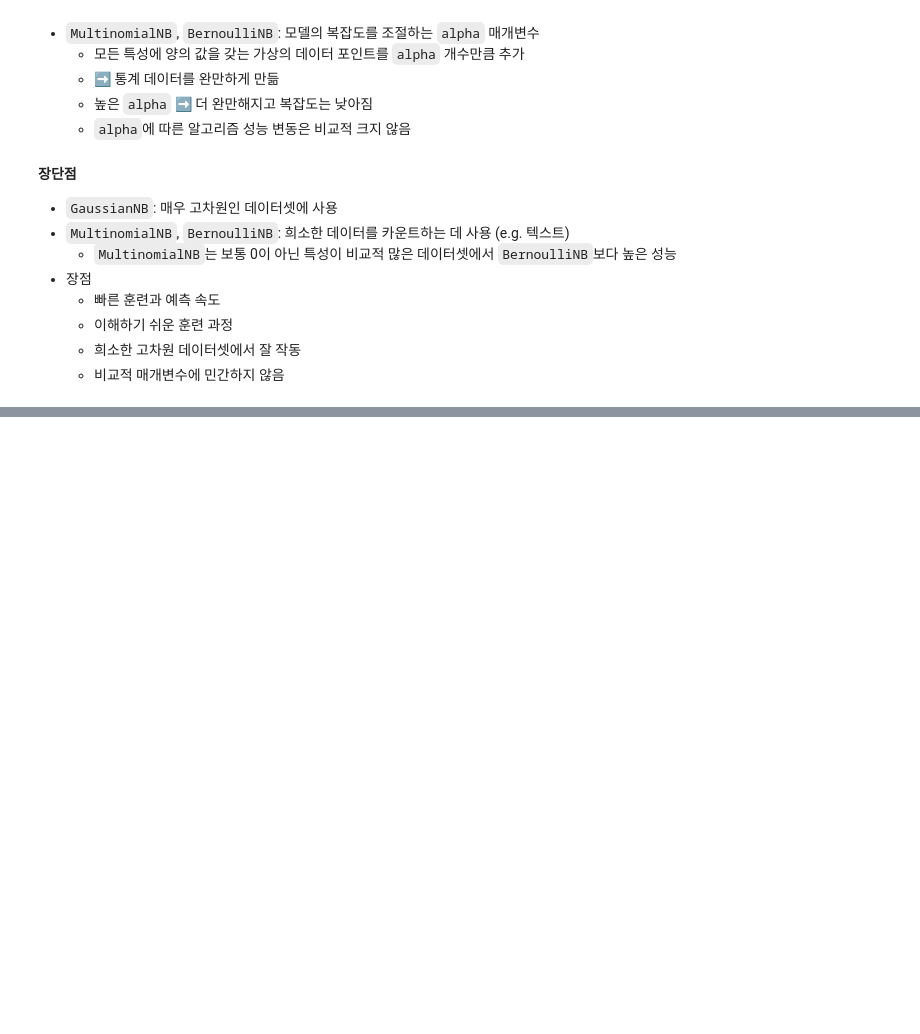
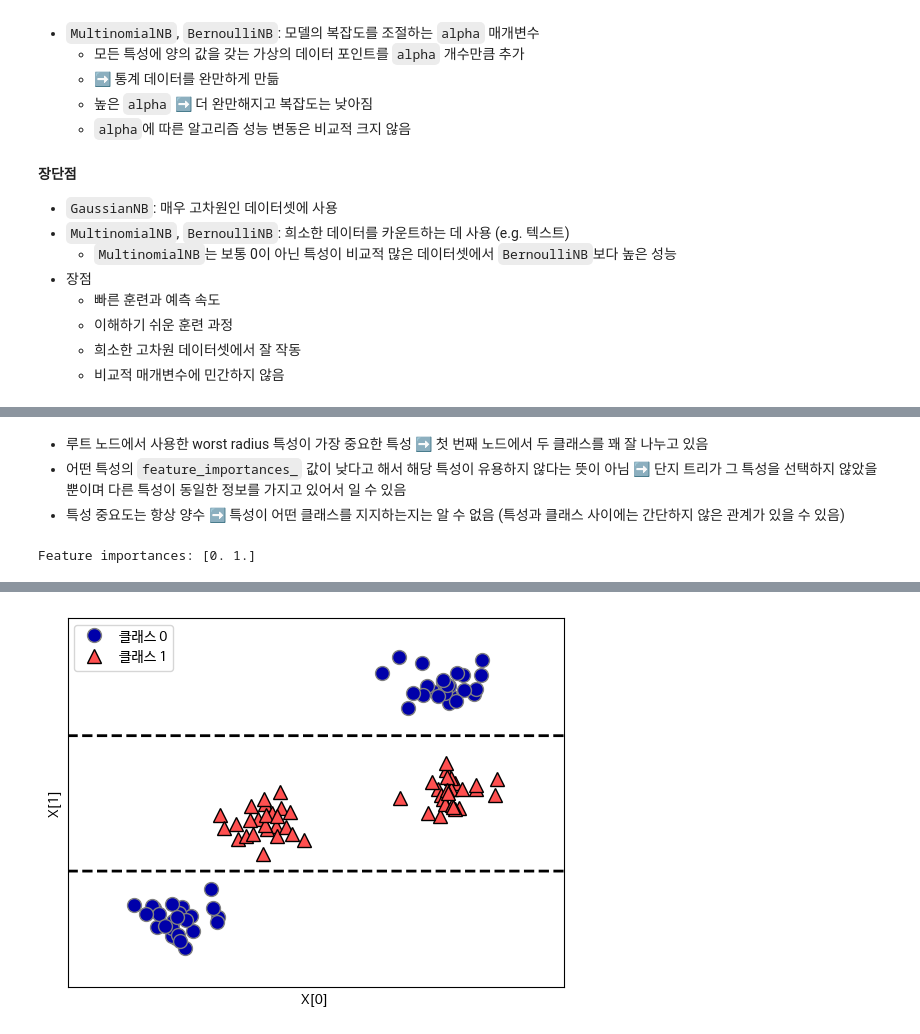
Before and after one commit to tjdux/Introduction-to-Machine-Learning-with-Python, a Jupyter notebook: 02_3_지도학습_알고리즘.ipynb, the cells around one changed output, grey strips where cells are left out. Drawn from its saved outputs; the diff is of its cells as text; code cells hidden in the pictures; blank space fills up the shorter version.

```diff
--- a/02_3_지도학습_알고리즘.ipynb
+++ b/02_3_지도학습_알고리즘.ipynb
@@ -983,0 +1100,8 @@ print(f"특성 카운트:\n{counts}")
+# %% [markdown]
+- 루트 노드에서 사용한 worst radius 특성이 가장 중요한 특성 ➡️ 첫 번째 노드에서 두 클래스를 꽤 잘 나누고 있음
+- 어떤 특성의 `feature_importances_` 값이 낮다고 해서 해당 특성이 유용하지 않다는 뜻이 아님 ➡️ 단지 트리가 그 특성을 선택하지 않았을 뿐이며 다른 특성이 동일한 정보를 가지고 있어서 일 수 있음
+- 특성 중요도는 항상 양수 ➡️ 특성이 어떤 클래스를 지지하는지는 알 수 없음 (특성과 클래스 사이에는 간단하지 않은 관계가 있을 수 있음)
+# %%
+mglearn.plots.plot_tree_not_monotone()
+# %% [output]
+Feature importances: [0. 1.]
@@ -983,0 +1109 @@ print(f"특성 카운트:\n{counts}")
+[figure, added]
```
Also changed, not shown: parts of 22 cells of this notebook.
